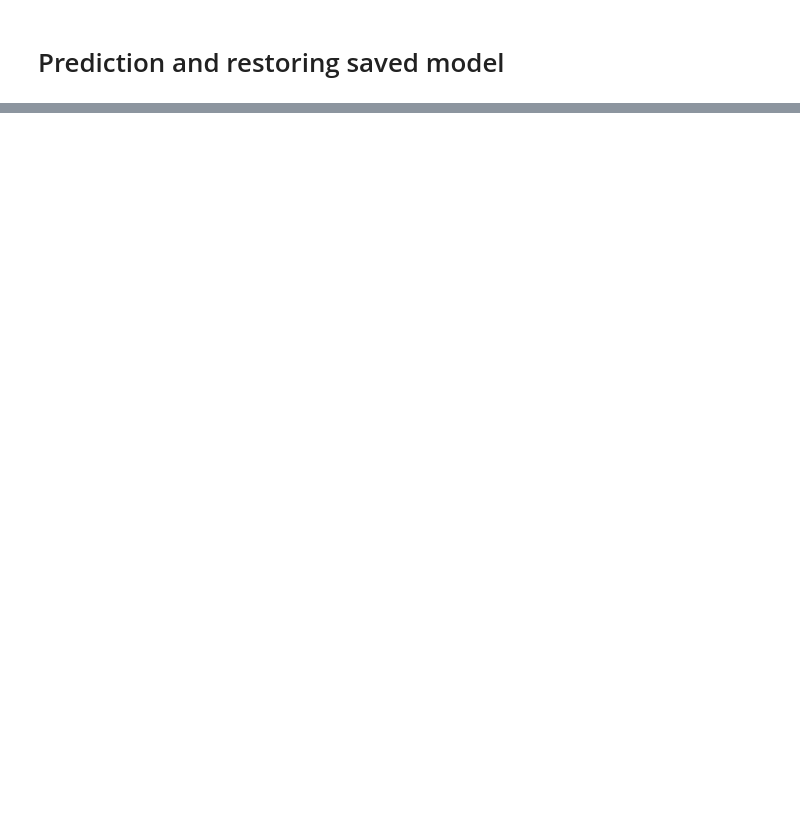
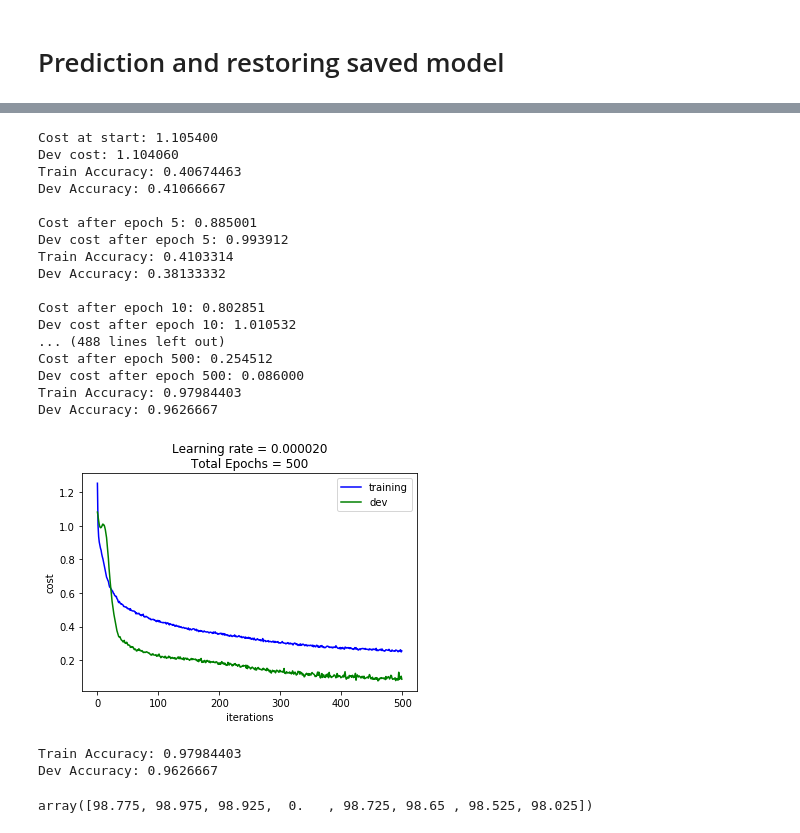
Before and after one commit to iqaan/epilepsy-cnn, a Jupyter notebook: epilepsy-detection-cnn.ipynb, the cells around one changed output, grey strips where cells are left out. Saved outputs shown, nothing was run; the diff lists cells and outputs as text; code cells hidden in the pictures; blank space fills up the shorter version.

```diff
--- a/epilepsy-detection-cnn.ipynb
+++ b/epilepsy-detection-cnn.ipynb
@@ -1107,0 +1279,43 @@ print(y_test_voting)
+# %%
+parameters = model(X_train, Y_train, X_dev, Y_dev,
+                   learning_rate=0.00002,
+                   num_epochs=500,
+                   minibatch_size=128,
+                   save_session_path='train/dataset-512-1/cnn10-correct_lr-0.00002_mbs-128/',
+                   model_file='model',
+                   restore_session=False,
+                   save_session_interval=10,
+                   nn_key='cnn10-correct')
+# %% [output]
+Cost at start: 1.105400
+Dev cost: 1.104060
+Train Accuracy: 0.40674463
+Dev Accuracy: 0.41066667
+
+Cost after epoch 5: 0.885001
+Dev cost after epoch 5: 0.993912
+Train Accuracy: 0.4103314
+Dev Accuracy: 0.38133332
+
+Cost after epoch 10: 0.802851
+Dev cost after epoch 10: 1.010532
+... (488 lines left out)
+Cost after epoch 500: 0.254512
+Dev cost after epoch 500: 0.086000
+Train Accuracy: 0.97984403
+Dev Accuracy: 0.9626667
+[figure, added]
+Train Accuracy: 0.97984403
+Dev Accuracy: 0.9626667
+# %%
+np.mean([[95.67, 90.7, 93.3, 93.3],
+         [95.7, 89.8, 99.2, 93.6],
+         [96, 89.3, 93.3, 93.6],
+         [0, 0, 0, 0],
+         [96.27, 90.9, 93.3, 93.9],
+         [94.9, 91.4, 95.2, 96.5],
+         [96.27, 89, 93.3, 93.8],
+         [93.9, 97.8, 97.3, 98.1]
+        ], axis=1)
+# %% [output]
+array([98.775, 98.975, 98.925,  0.   , 98.725, 98.65 , 98.525, 98.025])
```
Also changed, not shown: parts of 13 cells of this notebook.
